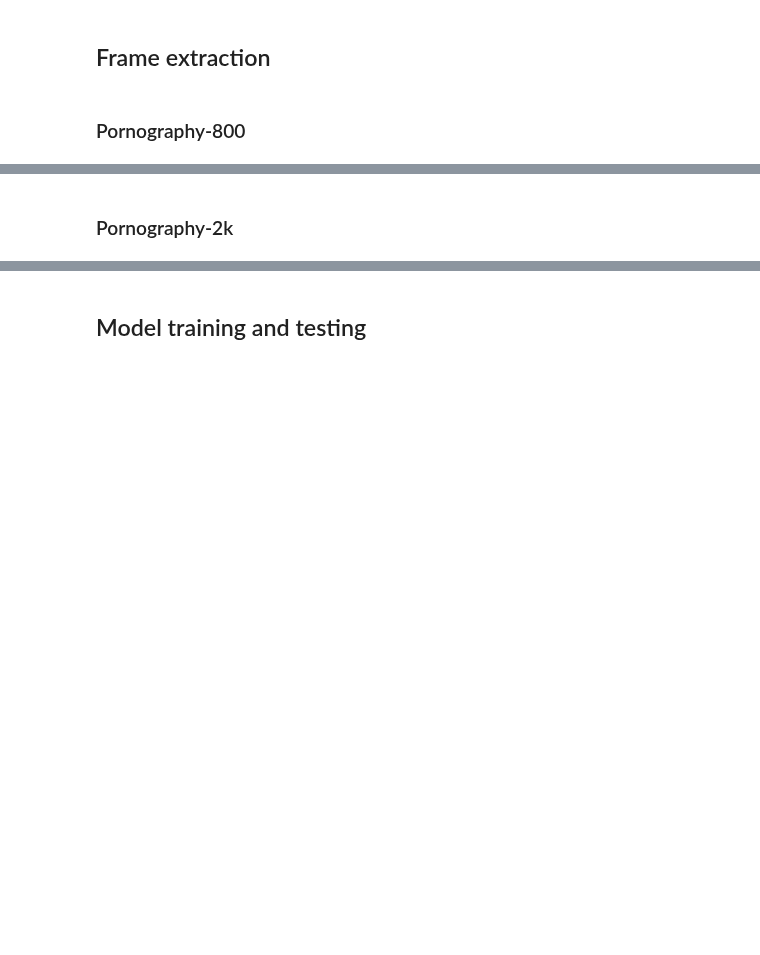
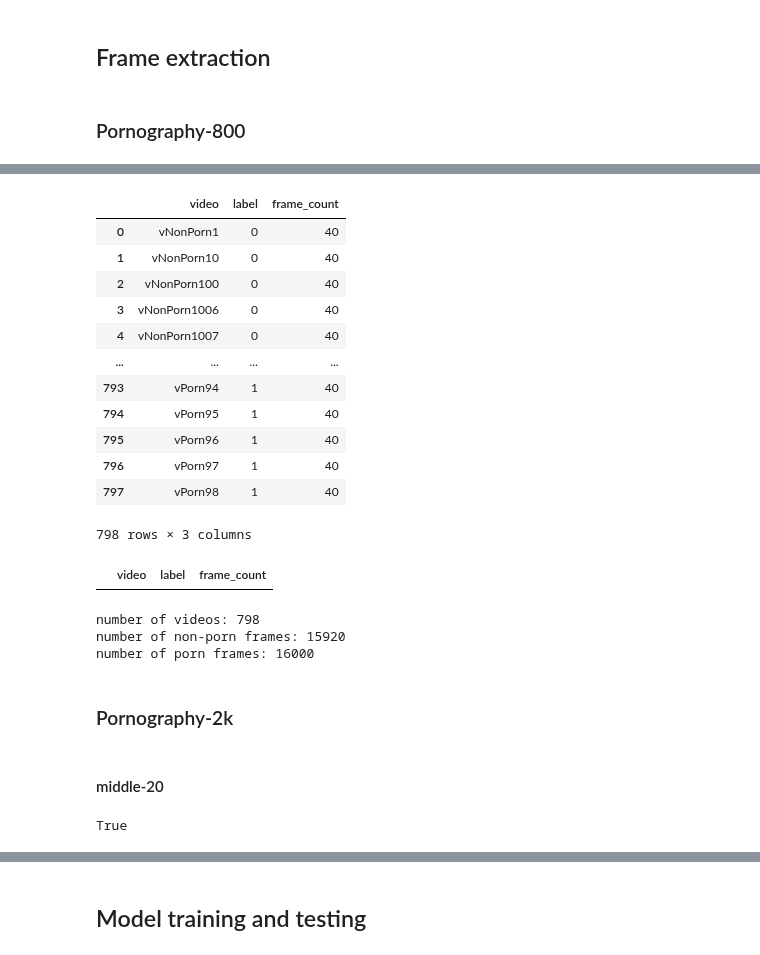
Before and after one commit to margaridav27/end-to-end-framework-pornography-detection, a Jupyter notebook: src/notebooks/sanity_check.ipynb, the cells around one changed output, grey strips where cells are left out. Saved outputs shown, nothing was run; the diff lists cells and outputs as text; code cells hidden in the pictures; blank space fills up the shorter version.

```diff
--- a/src/notebooks/sanity_check.ipynb
+++ b/src/notebooks/sanity_check.ipynb
@@ -36,0 +115,20 @@ len(frames_800[frames_800["label"] == 1]) # Number of porn frames
+# %%
+agg = {"video": "first", "label": "first", "frame": "size"}
+df_800_even_40_videos = df_800_even_40[["video", "frame", "label"]]
+df_800_even_40_videos = df_800_even_40_videos.groupby("video").aggregate(agg).reset_index(drop=True)
+df_800_even_40_videos = df_800_even_40_videos.rename(columns={"frame": "frame_count"})
+df_800_even_40_videos
+# %% [output]
+|  | video | label | frame_count |
+| 0 | vNonPorn1 | 0 | 40 |
+| 1 | vNonPorn10 | 0 | 40 |
+| 2 | vNonPorn100 | 0 | 40 |
+| 3 | vNonPorn1006 | 0 | 40 |
+| 4 | vNonPorn1007 | 0 | 40 |
+| ... | ... | ... | ... |
+| 793 | vPorn94 | 1 | 40 |
+| 794 | vPorn95 | 1 | 40 |
+| 795 | vPorn96 | 1 | 40 |
+| 796 | vPorn97 | 1 | 40 |
+| 797 | vPorn98 | 1 | 40 |
+798 rows × 3 columns
@@ -37,2 +143,25 @@ len(frames_800[frames_800["label"] == 1]) # Number of porn frames
+# %%
+# videos from which it was not possible to extract 40 frames
+df_800_even_40_videos[df_800_even_40_videos["frame_count"] < 40]
+# %% [output]
+|  | video | label | frame_count |
+# %%
+# NOTE: I accidentally removed one video from its original location
+
+print("number of videos:", len(df_800_even_40_videos))
+print("number of non-porn frames:", len(df_800_even_40[df_800_even_40["label"] == 0]))
+print("number of porn frames:", len(df_800_even_40[df_800_even_40["label"] == 1]))
+# %% [output]
+number of videos: 798
+number of non-porn frames: 15920
+number of porn frames: 16000
 # %% [markdown]
 ### Pornography-2k
+# %% [markdown]
+#### middle-20
+# %%
+# check if data file is available
+data_loc_2k_middle_20 = "/nas-ctm01/datasets/public/BIOMETRICS/pornography-2k-db/data-processed/middle-20"
+os.path.isfile(f"{data_loc_2k_middle_20}/data.csv")
+# %% [output]
+True
```
Also changed, not shown: parts of 41 cells of this notebook, 1 other file.
